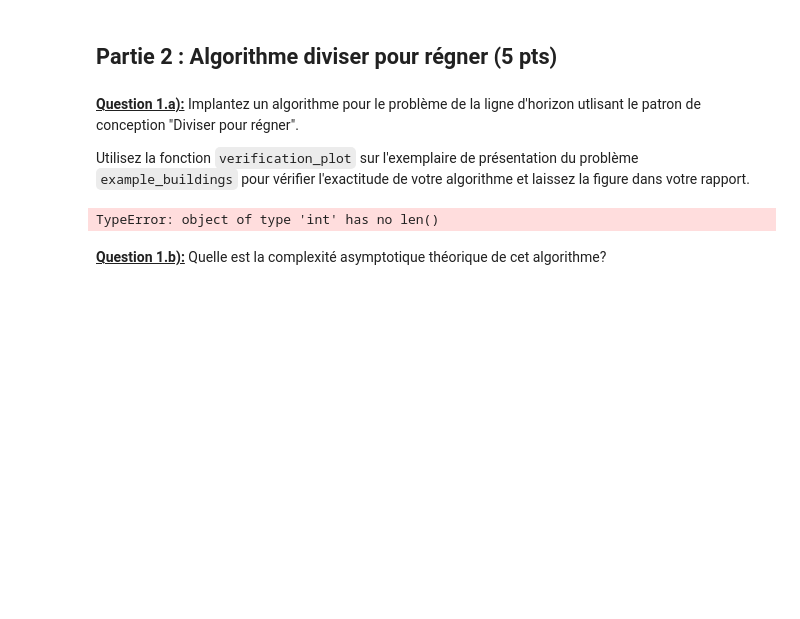
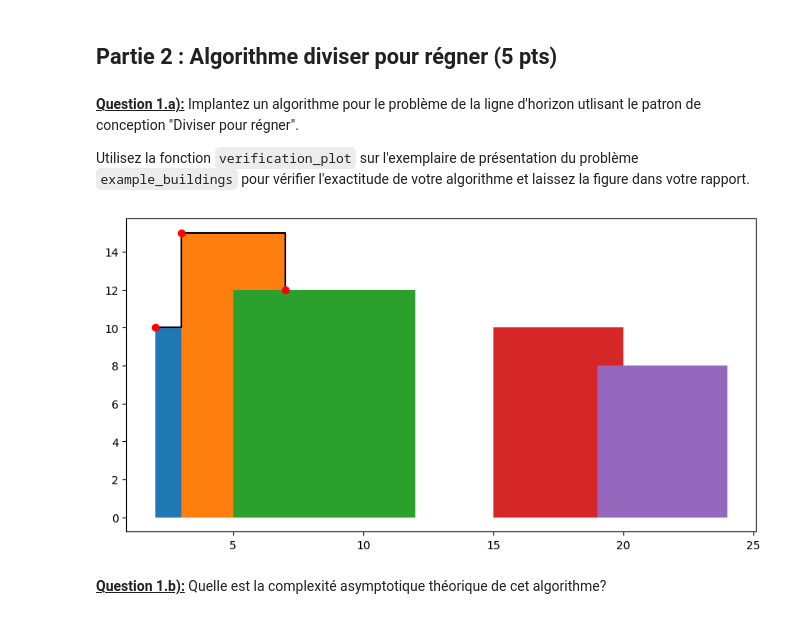
Before and after one commit to Za4khnissi/INF8775, a Jupyter notebook: TP1-H24.ipynb, the cells around one changed output. Drawn from its saved outputs; the diff is of its cells as text; code cells hidden in the pictures; blank space fills up the shorter version.

Commit message:
the divide and conquer works partially

```diff
--- a/TP1-H24.ipynb
+++ b/TP1-H24.ipynb
@@ -395,35 +395,49 @@ Utilisez la fonction `verification_plot` sur l'exemplaire de présentation du pr
 # %%
 def skyline_divide_and_conquer(buildings):
     output = []
     skyline = []
     # TODO: Implantez un algorithme diviser-pour-régner
     skyline_height_l = 0
     skyline_height_r = 0
 
+    i,j = 0,0
+
     if len(buildings) == 1:
         l,r,h = buildings[0]
         return [(l,h),(r,0)]
 
     half = len(buildings)//2
 
-    skyline_l = skyline_divide_and_conquer(half)
-    skyline_r = skyline_divide_and_conquer(half+1)
-
-    i,j = 0,0
+    skyline_l = skyline_divide_and_conquer(buildings[:half])
+    skyline_r = skyline_divide_and_conquer(buildings[half:])
 
     while i < len(skyline_l) and j < len(skyline_r):
-        if skyline_l[i][0] < skyline_r[j][0]:
-            skyline.append((skyline_l[i][0], max(skyline_l[i][1], skyline_r[j-1][1])))
+        xa, ha = skyline_l[i]
+        xb, hb = skyline_r[j]
+
+        if xa < xb:
+            skyline_height_l = ha
+            x = xa
             i += 1
-        else:
-            skyline.append((skyline_r[j][0], max(skyline_r[j][1], skyline_l[i-1][1])))
+        elif xa > xb:
+            skyline_height_r = hb
+            x = xb
             j += 1
+        skyline.append((x, max(skyline_height_l, skyline_height_r)))
 
-    return skyline
+    last_h = 0
+    for x, h in skyline:
+        if h != last_h:
+            output.append((x, h))
+            last_h = h
+    return output
+
+
+
 
 verification_plot(example_buildings, skyline_divide_and_conquer(example_buildings))
 # %% [output]
-TypeError: object of type 'int' has no len()
+[figure, added]
 # %% [markdown]
 <u>**Question 1.b):**</u> Quelle est la complexité asymptotique théorique de cet algorithme?
 # %% [markdown]
```
